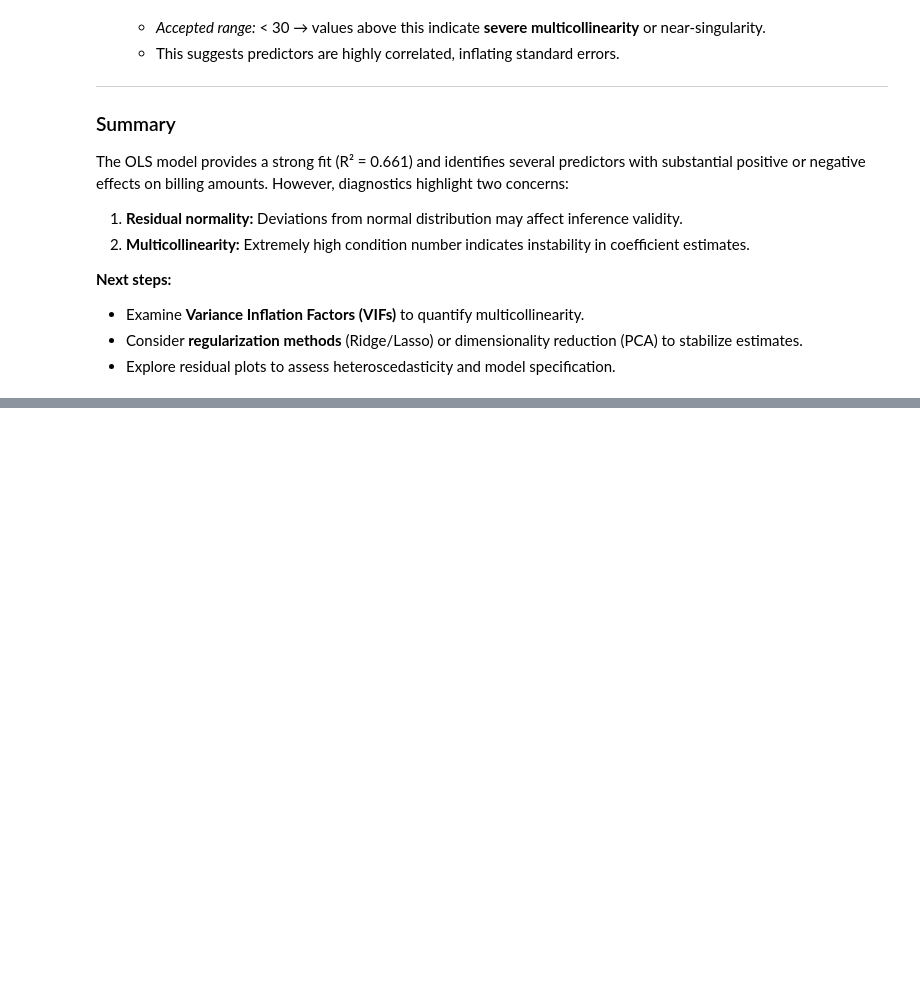
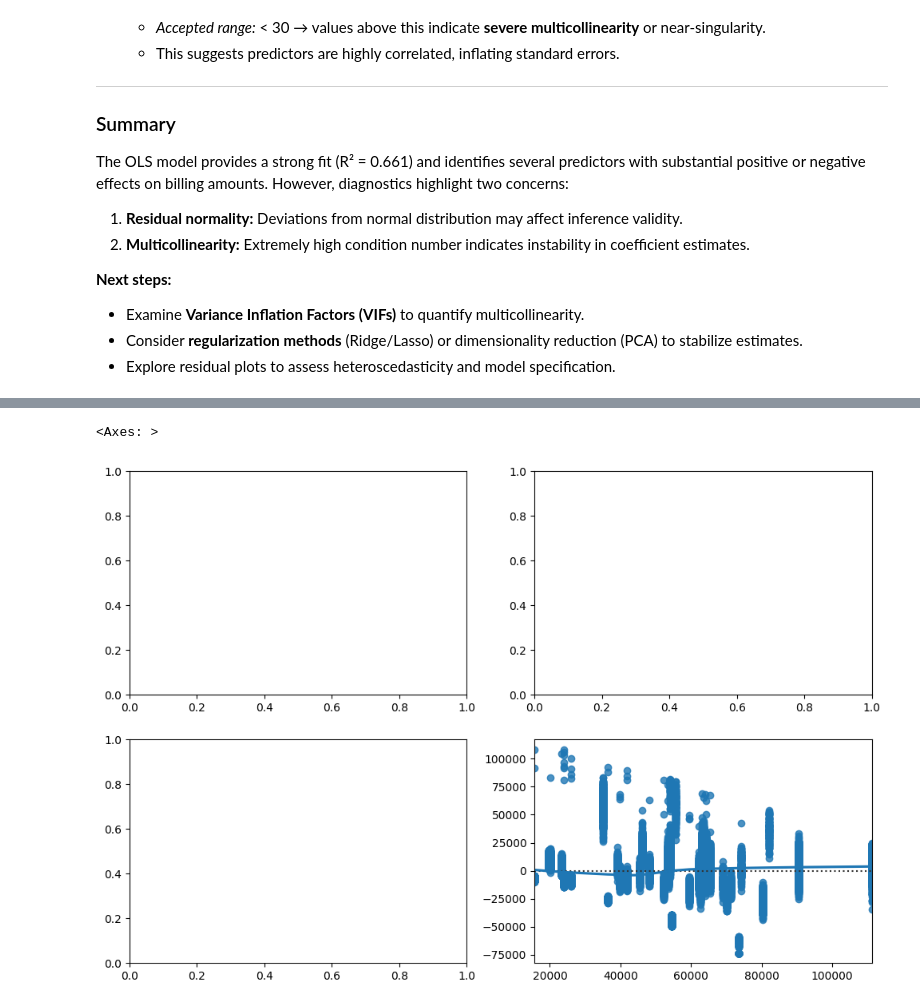
Before and after one commit to Rooney-tech/Linear-Regression, a Jupyter notebook: Linear regression/Notebooks/Linear Regression Analaysis 2- Predicting Patient Bill.ipynb, the cells around one changed output, grey strips where cells are left out. Cells and saved outputs as stored; diff of their text form; code cells hidden in the pictures; blank space fills up the shorter version.

```diff
--- a/Linear regression/Notebooks/Linear Regression Analaysis 2- Predicting Patient Bill.ipynb
+++ b/Linear regression/Notebooks/Linear Regression Analaysis 2- Predicting Patient Bill.ipynb
@@ -499,0 +544,13 @@ The OLS model provides a strong fit (R² = 0.661) and identifies several predict
+# %%
+fig, ax = plt.subplots(2,2,figsize = (12,8))
+
+# Extract residual and fitted values
+
+residuals = lm.resid
+fitted = lm.fittedvalues
+
+# Residual vs Fitted plot
+sns.residplot(x = fitted, y = residuals, lowess =True)
+# %% [output]
+<Axes: >
+[figure, added]
```
Also changed, not shown: parts of 6 cells of this notebook.
